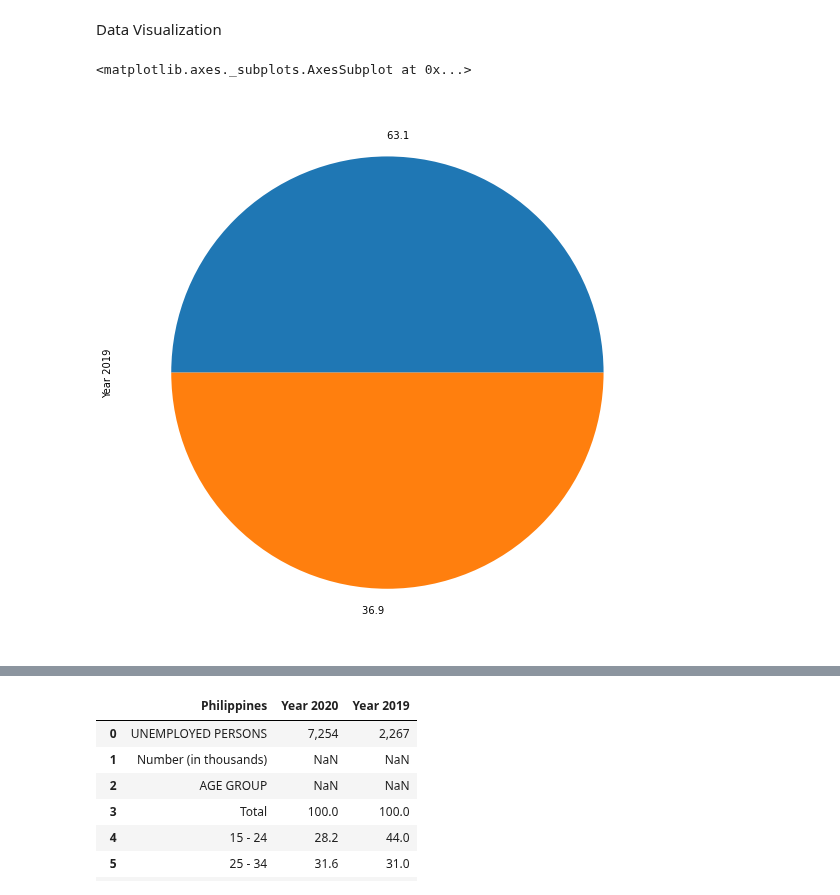
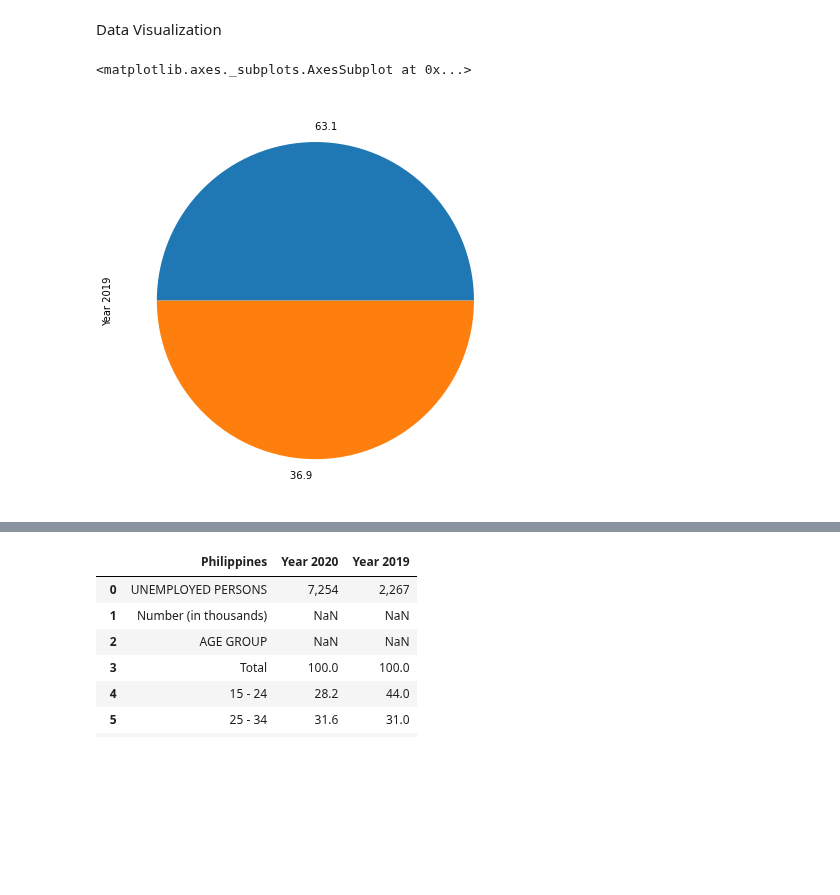
Before and after one commit to maezie19-02475/3206-The-Conquerors, a Jupyter notebook: COVID_19_DESCRIPTIVE_ANALYSIS_INFORMATION_AND_IMPACT_ON_EMPLOYMENT.ipynb, the cells around one changed output, grey strips where cells are left out. Cells and saved outputs as stored; diff of their text form; code cells hidden in the pictures; blank space fills up the shorter version.

```diff
--- a/COVID_19_DESCRIPTIVE_ANALYSIS_INFORMATION_AND_IMPACT_ON_EMPLOYMENT.ipynb
+++ b/COVID_19_DESCRIPTIVE_ANALYSIS_INFORMATION_AND_IMPACT_ON_EMPLOYMENT.ipynb
@@ -188,11 +218,11 @@ Data Visualization
 # %%
 f = plt.figure(tight_layout=True)
 f.set_figwidth(20)
 f.set_figheight(10)
-data3['Year 2019'].value_counts().plot(kind='pie', figsize = (8,8))
+data3['Year 2019'].value_counts().plot(kind='pie', figsize = (6,6))
 # %% [output]
 <matplotlib.axes._subplots.AxesSubplot at 0x...>
-[figure, old version]
+[figure, new version]
 # %%
 f = plt.figure(tight_layout=True)
 f.set_figwidth(20)
```
Also changed, not shown: parts of 6 cells of this notebook.
